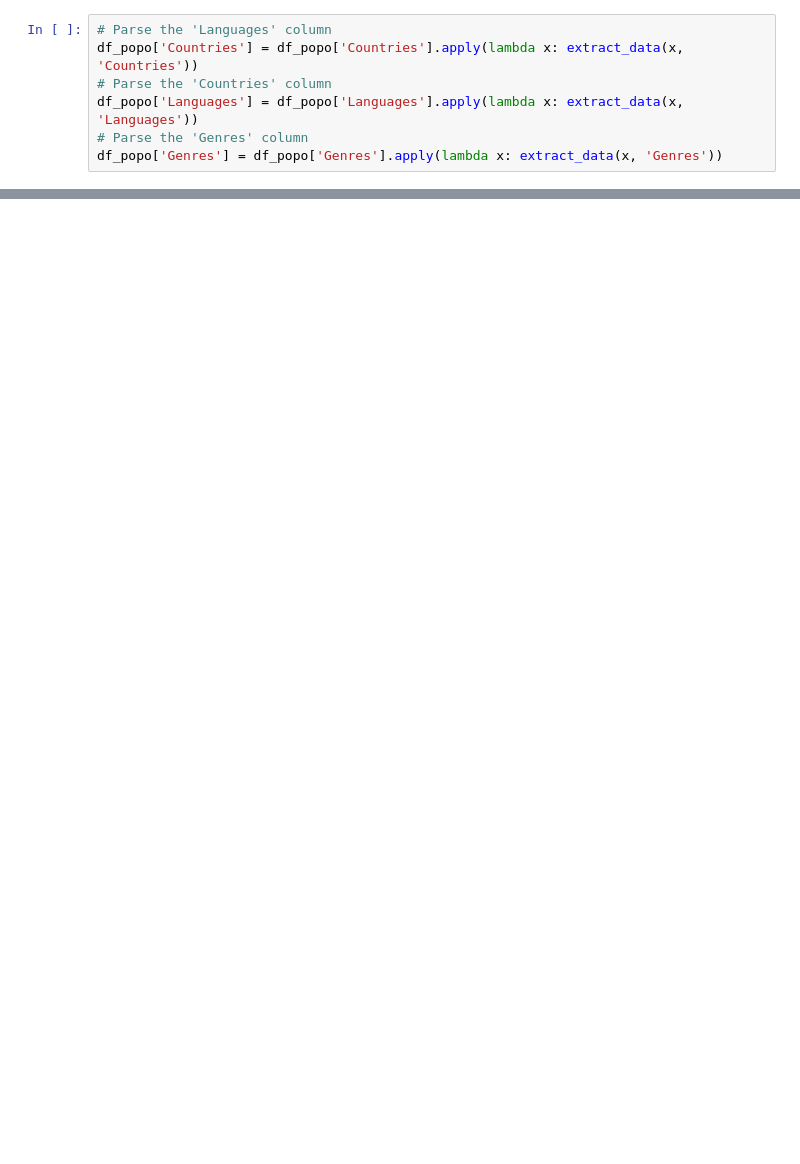
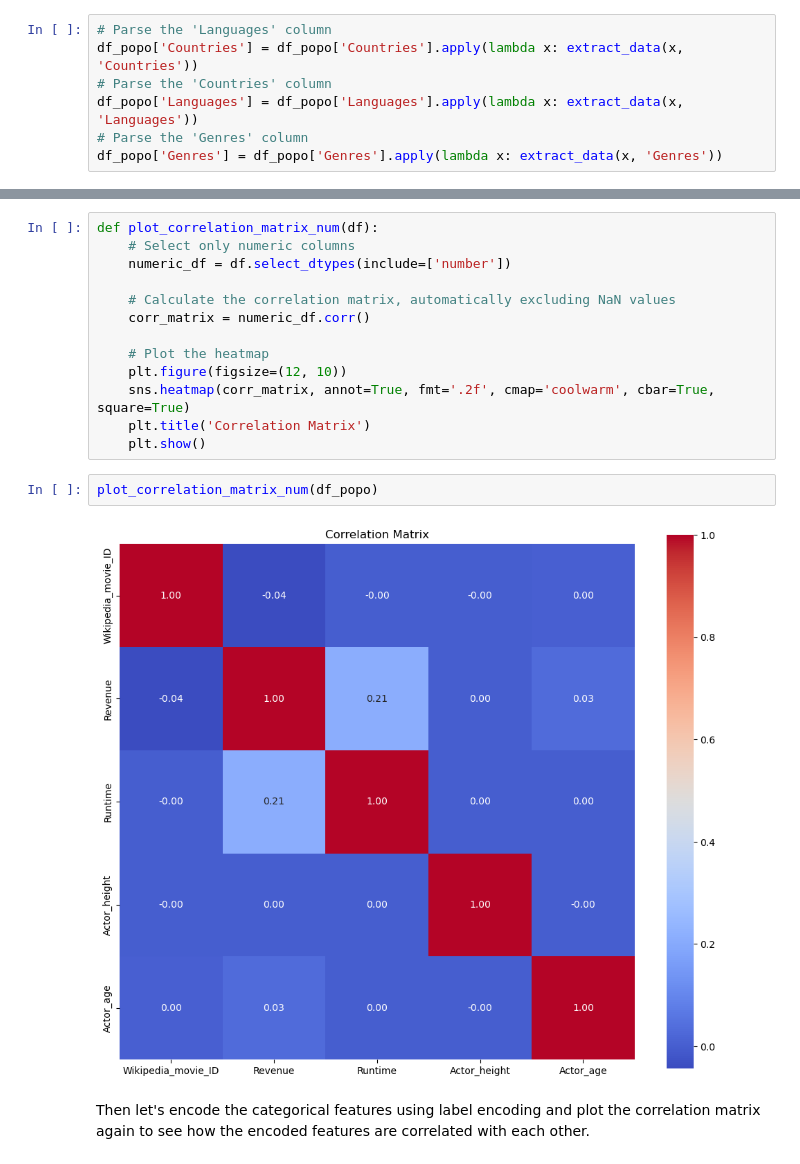
Before and after one commit to epfl-ada/ada-2024-project-dondata2025, a Jupyter notebook: juldib_preprocess.ipynb, the cells around one changed output, grey strips where cells are left out. Drawn from its saved outputs; the diff is of its cells as text; blank space fills up the shorter version.

```diff
--- a/juldib_preprocess.ipynb
+++ b/juldib_preprocess.ipynb
@@ -275,0 +445,19 @@ dtype: float64
+# %%
+def plot_correlation_matrix_num(df):
+    # Select only numeric columns
+    numeric_df = df.select_dtypes(include=['number'])
+
+    # Calculate the correlation matrix, automatically excluding NaN values
+    corr_matrix = numeric_df.corr()
+
+    # Plot the heatmap
+    plt.figure(figsize=(12, 10))
+    sns.heatmap(corr_matrix, annot=True, fmt='.2f', cmap='coolwarm', cbar=True, square=True)
+    plt.title('Correlation Matrix')
+    plt.show()
+# %%
+plot_correlation_matrix_num(df_popo)
+# %% [output]
+[figure, added]
+# %% [markdown]
+Then let's encode the categorical features using label encoding and plot the correlation matrix again to see how the encoded features are correlated with each other.
```
Also changed, not shown: parts of 12 cells of this notebook.
